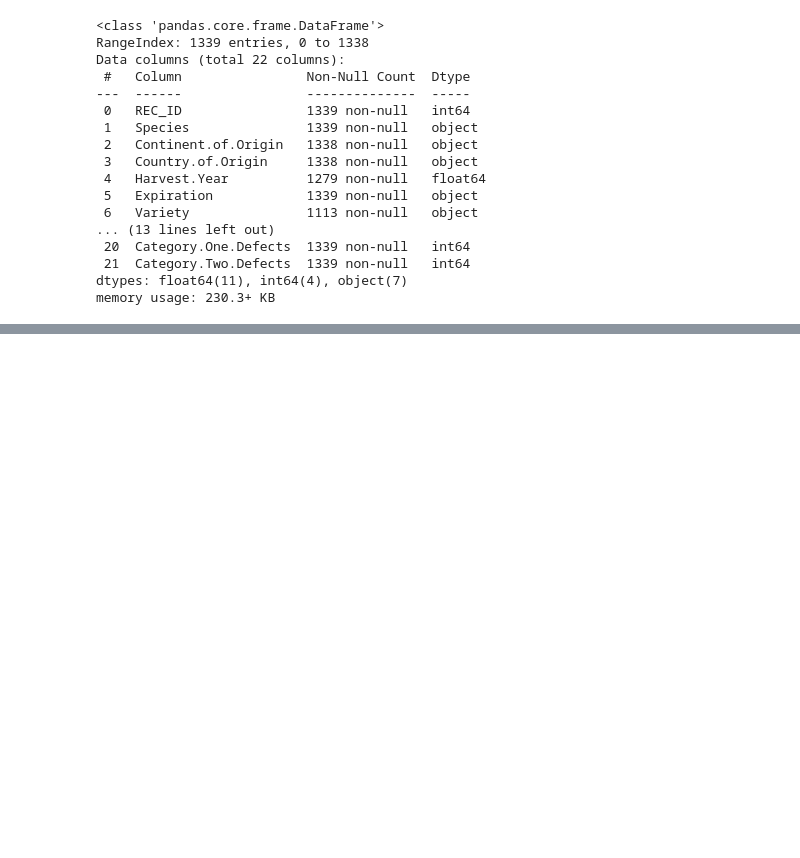
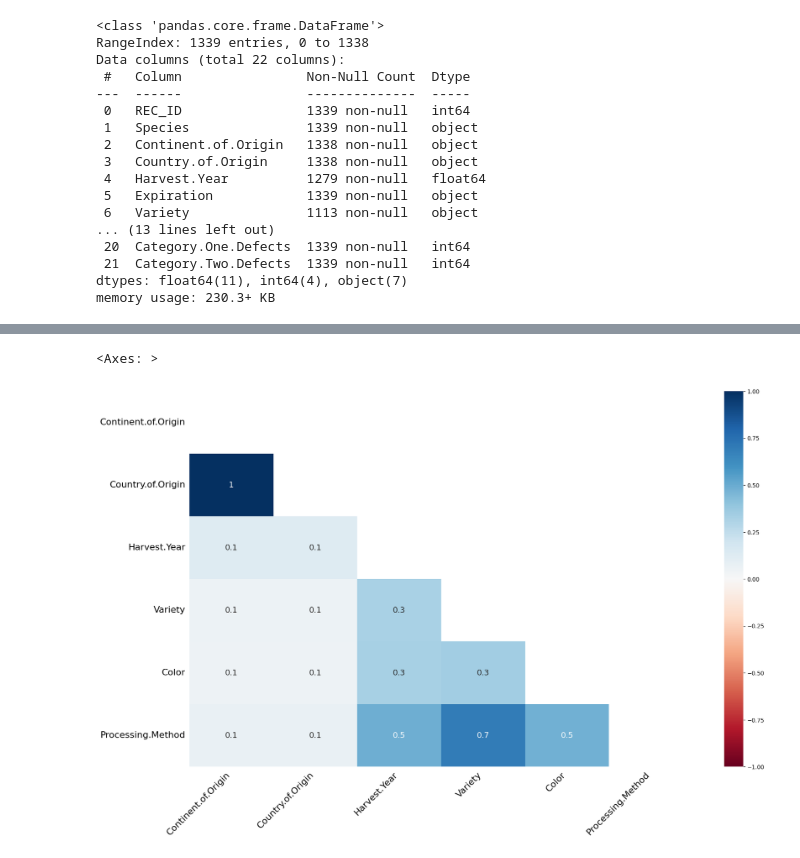
Before and after one commit to andresRah/datascience-novacoffee, a Jupyter notebook: ProyectoDS_Parte1_AndresArevalo.ipynb, the cells around one changed output, grey strips where cells are left out. Cells and saved outputs as stored; diff of their text form; code cells hidden in the pictures; blank space fills up the shorter version.

```diff
--- a/ProyectoDS_Parte1_AndresArevalo.ipynb
+++ b/ProyectoDS_Parte1_AndresArevalo.ipynb
@@ -517,0 +202,5 @@ Text(0.5, 0, 'Estado civil')
+# %%
+msno.heatmap(Data)
+# %% [output]
+<Axes: >
+[figure, added]
```
Also changed, not shown: parts of 73 cells of this notebook.
